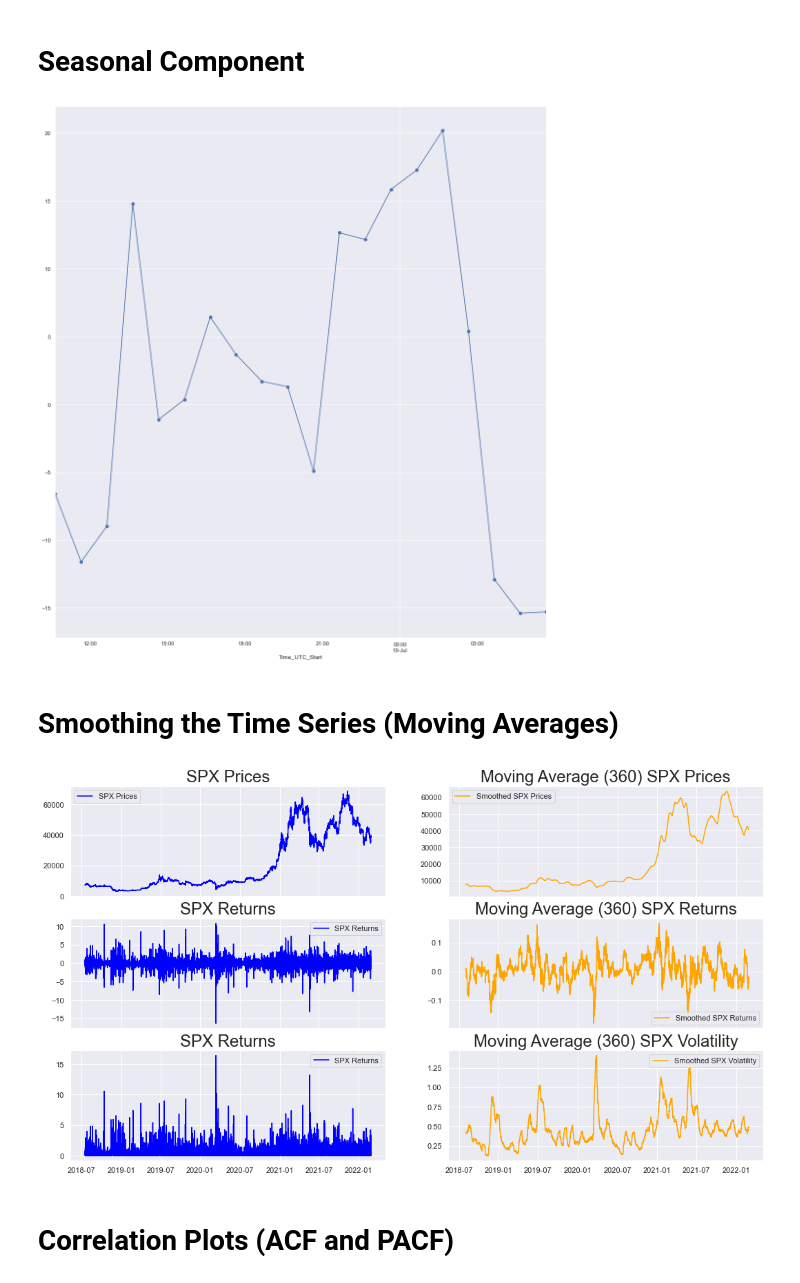
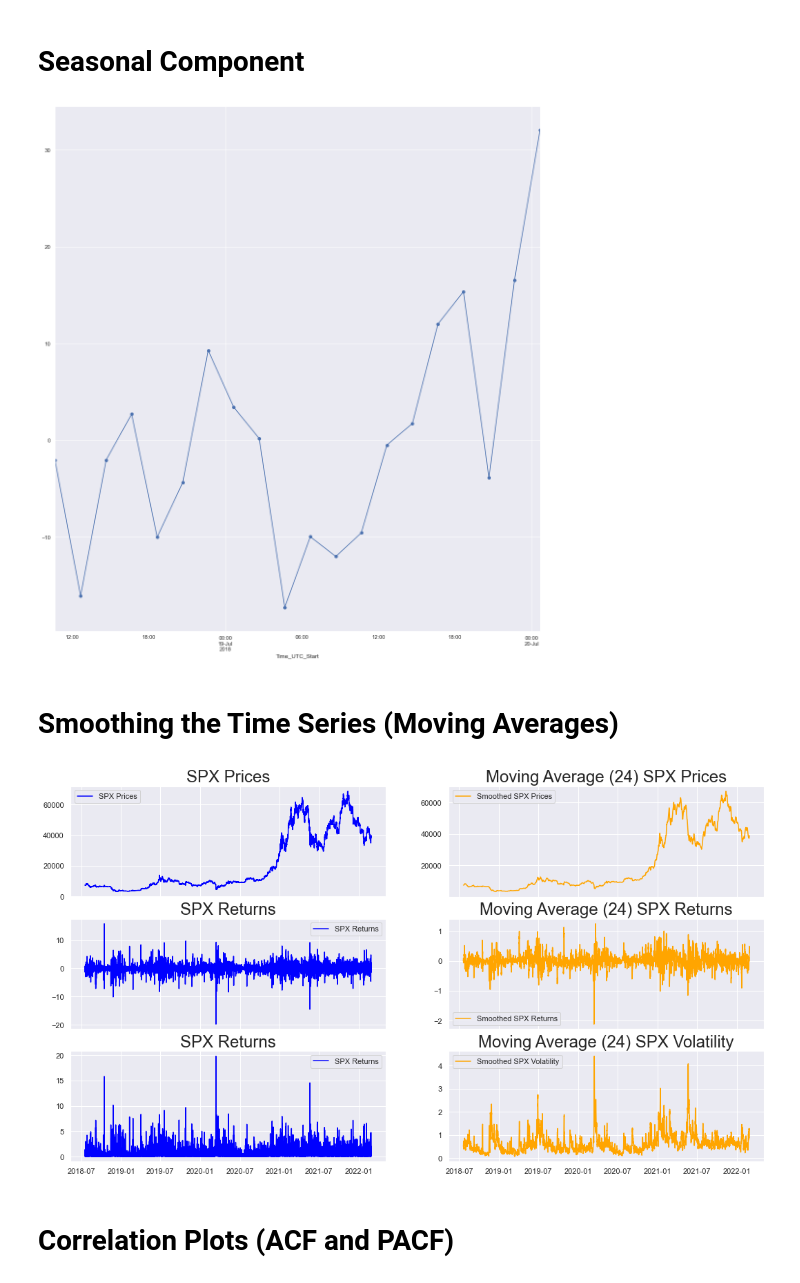
Before and after one commit to NgTMDuc/Bitcoin_Price_Prediction, a Jupyter notebook: SourCode/ARIMA_combine_GARCH.ipynb, the cells around one changed output. Saved outputs shown, nothing was run; the diff lists cells and outputs as text; code cells hidden in the pictures.

```diff
--- a/SourCode/ARIMA_combine_GARCH.ipynb
+++ b/SourCode/ARIMA_combine_GARCH.ipynb
@@ -21,7 +22,7 @@ data = pd.DataFrame(columns = ["spx"])
 # Copy closing prices of S&P 500 to this new column
 data["spx"] = df["Close"]
 # Ensure that the dates are ordered in business week fashion (5 days a week)
-data = data.asfreq('3600s')
+data = data.asfreq('7200s')
 # %%
 data
 # %% [output]
@@ -211,47 +239,47 @@ plt.show()
 result.seasonal[:20].plot(marker = "o")
 plt.show()
 # %% [output]
-[figure, old version]
+[figure, new version]
 # %% [markdown]
 # Smoothing the Time Series (Moving Averages)
 # %%
 # Setting the Plot size
 plt.rcParams["figure.figsize"] = 18, 10
 
 # Defining the number of subplots. sharex = True enables the plots to share their x axis and its labels
 fig, ax = plt.subplots(3, 2, sharex = True)
 
-# Plots for Moving Average (window = 360) of S&P 500 Prices
+# Plots for Moving Average (window = 24) of S&P 500 Prices
 ax[0, 0].plot(train_df.spx, color = "blue", label = "SPX Prices")
 ax[0, 0].set_title("SPX Prices", size = 24)
 ax[0, 0].legend()
 
-ax[0, 1].plot(train_df.spx.rolling(window=360).mean(), color = "orange", label = "Smoothed SPX Prices")
-ax[0, 1].set_title("Moving Average (360) SPX Prices", size = 24)
+ax[0, 1].plot(train_df.spx.rolling(window=24).mean(), color = "orange", label = "Smoothed SPX Prices")
+ax[0, 1].set_title("Moving Average (24) SPX Prices", size = 24)
 ax[0, 1].legend()
 
-# Plots for Moving Average (window = 360) of S&P 500 Returns
+# Plots for Moving Average (window = 24) of S&P 500 Returns
 ax[1, 0].plot(train_df.spx_ret[1:], color = "blue", label = "SPX Returns")
 ax[1, 0].set_title("SPX Returns", size = 24)
 ax[1, 0].legend()
 
-ax[1, 1].plot(train_df.spx_ret[1:].rolling(window=360).mean(), color = "orange", label = "Smoothed SPX Returns")
-ax[1, 1].set_title("Moving Average (360) SPX Returns", size = 24)
+ax[1, 1].plot(train_df.spx_ret[1:].rolling(window=24).mean(), color = "orange", label = "Smoothed SPX Returns")
+ax[1, 1].set_title("Moving Average (24) SPX Returns", size = 24)
 ax[1, 1].legend()
 
-# Plots for Moving Average (window = 360) of S&P 500 Volatility
+# Plots for Moving Average (window = 24) of S&P 500 Volatility
 ax[2, 0].plot(train_df.spx_vol[1:], color = "blue", label = "SPX Returns")
 ax[2, 0].set_title("SPX Returns", size = 24)
 ax[2, 0].legend()
 
-ax[2, 1].plot(train_df.spx_vol[1:].rolling(window=360).mean(), color = "orange", label = "Smoothed SPX Volatility")
-ax[2, 1].set_title("Moving Average (360) SPX Volatility", size = 24)
+ax[2, 1].plot(train_df.spx_vol[1:].rolling(window=24).mean(), color = "orange", label = "Smoothed SPX Volatility")
+ax[2, 1].set_title("Moving Average (24) SPX Volatility", size = 24)
 ax[2, 1].legend()
 
 # Displaying Plots
 plt.show()
 # %% [output]
-[figure, old version]
+[figure, new version]
 # %% [markdown]
 # Correlation Plots (ACF and PACF)
 # %%
```
Also changed, not shown: parts of 53 cells of this notebook.
